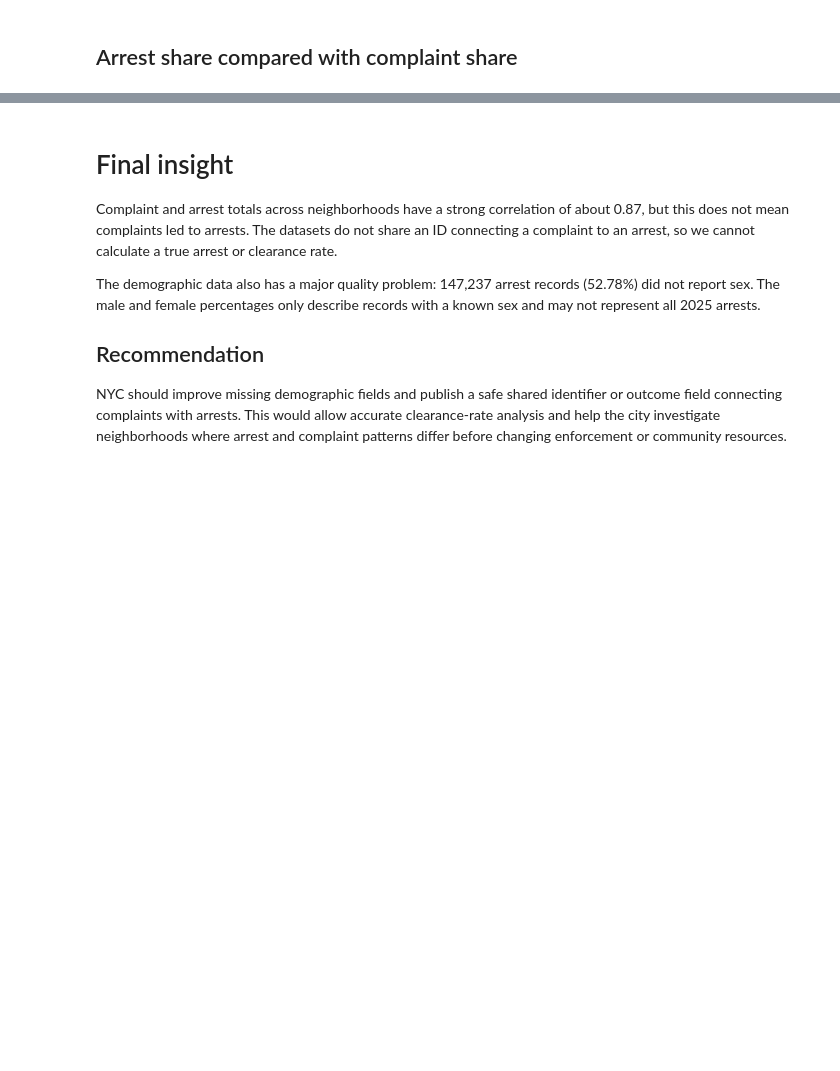
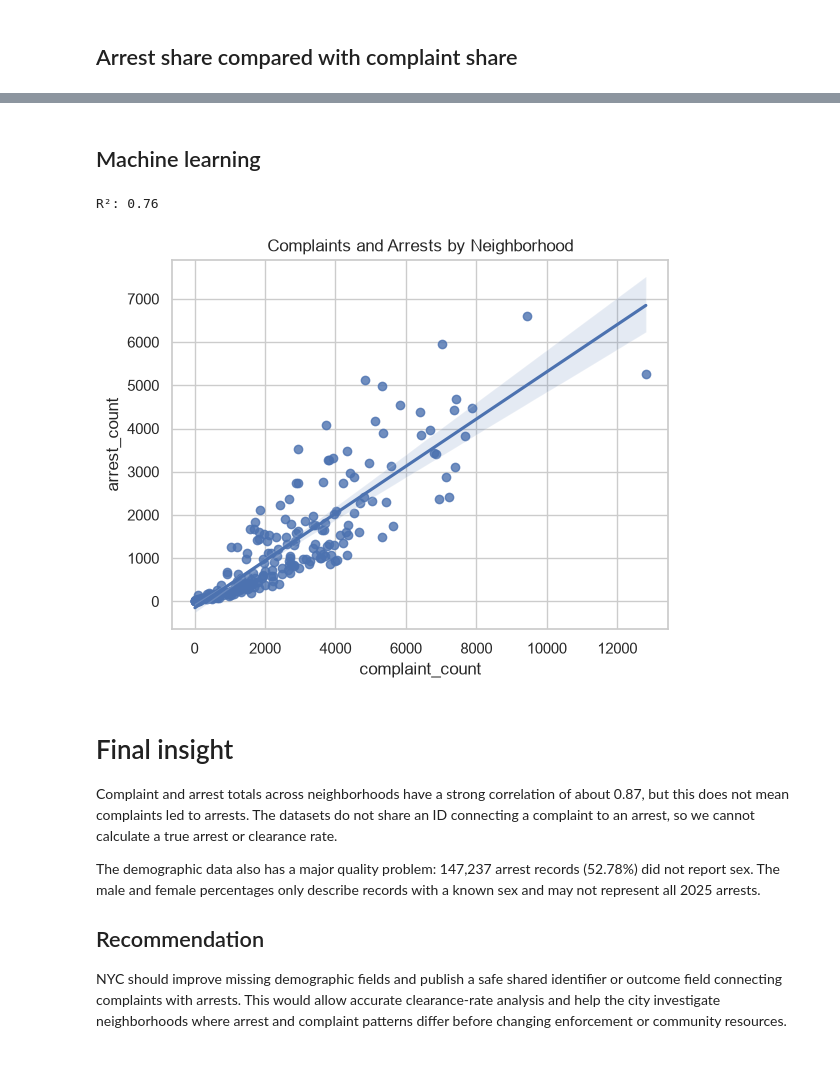
Before and after one commit to salioudunn11/Crime_Complaints_and_arrests_NYC_Data_Project, a Jupyter notebook: index.ipynb, the cells around one changed output, grey strips where cells are left out. Cells and saved outputs as stored; diff of their text form; code cells hidden in the pictures; blank space fills up the shorter version.

Commit message:
machine learning

```diff
--- a/index.ipynb
+++ b/index.ipynb
@@ -335,3 +428,17 @@ labels[["NTAName", "Difference"]].sort_values("Difference", ascending=False)
+# %% [markdown]
+## Machine learning
+# %%
+X = comparison[["complaint_count"]]
+y = comparison["arrest_count"]
+model = LinearRegression()
+model.fit(X, y)
+print(f"R²: {model.score(X, y):.2f}")
+sns.regplot(data=comparison, x="complaint_count", y="arrest_count")
+plt.title("Complaints and Arrests by Neighborhood")
+plt.show()
+# %% [output]
+R²: 0.76
+[figure, added]
 # %% [markdown]
 # Final insight
 
```
Also changed, not shown: parts of 19 cells of this notebook, 1 other file.
